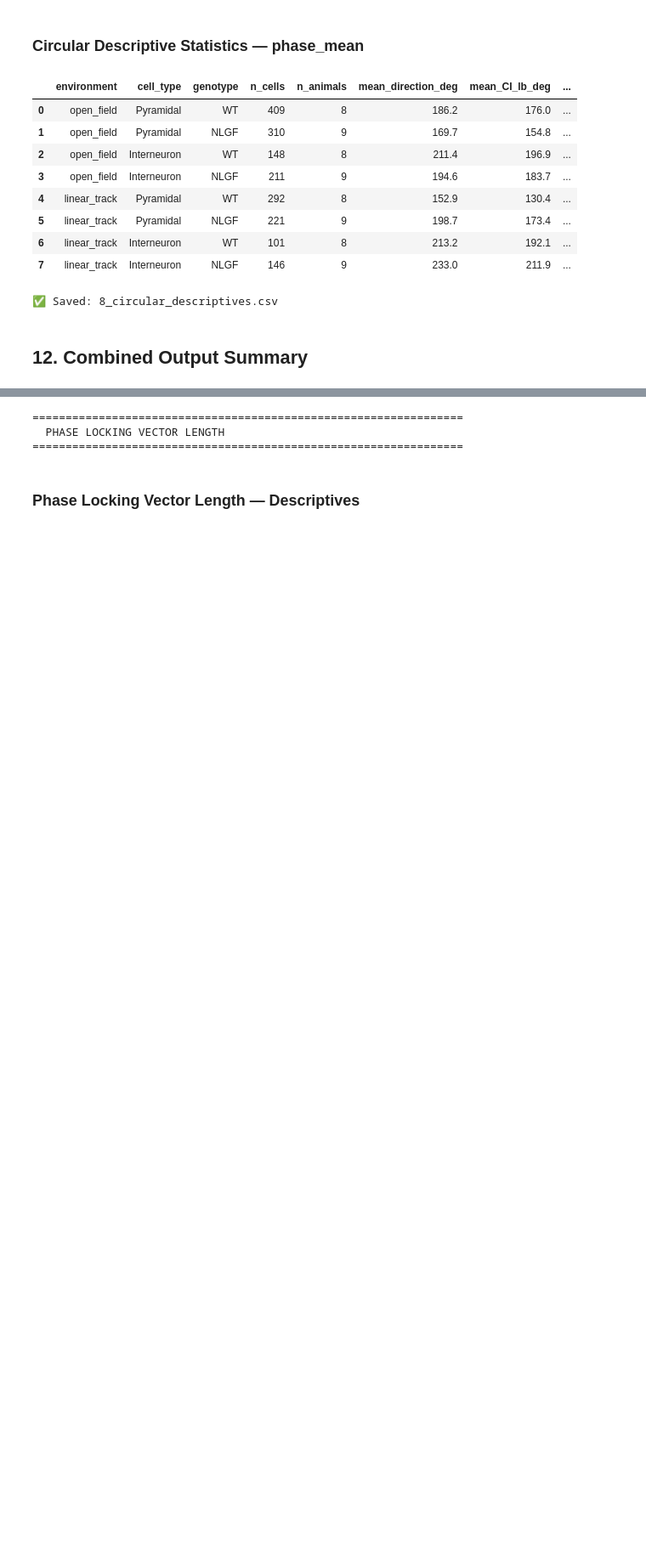
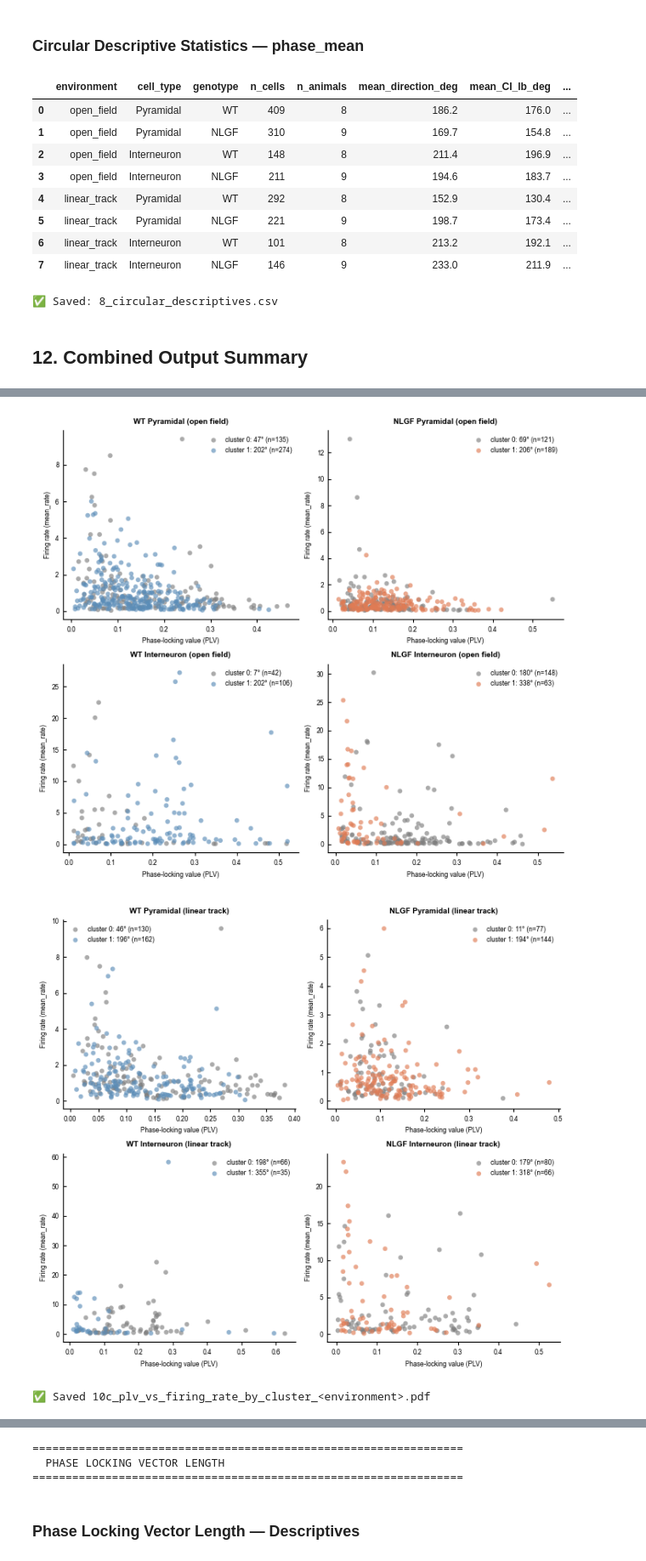
Before and after one commit to lkatsouri/NLGF_ephys_AXONA_data, a Jupyter notebook: ephys_phase_circular_analysis.ipynb, the cells around one changed output, grey strips where cells are left out. Shown at 85% size. Saved outputs shown, nothing was run; the diff lists cells and outputs as text; code cells hidden in the pictures; blank space fills up the shorter version.

```diff
--- a/ephys_phase_circular_analysis.ipynb
+++ b/ephys_phase_circular_analysis.ipynb
@@ -1447,0 +1706,35 @@ Files saved to: /Users/loukia/Library/CloudStorage/Dropbox-UCL/Loukia Katsouri/D
+# %%
+# ── PLV vs firing rate, split by the k=2 phase clusters from the circular k-means cells above ──
+# One panel per environment × cell type × genotype. Needs km_labelled from the all-groups k-means cell.
+FIRING_RATE_COL = 'mean_rate'
+PLV_COL = 'phase_locking_vector_length'
+if 'km_labelled' not in globals():
+    raise NameError("km_labelled not found - run the all-groups circular k-means cell first.")
+assert FIRING_RATE_COL in df.columns, f"{FIRING_RATE_COL} not in df: {df.columns.tolist()}"
+
+for env in KMA_ENVS:
+    fig, axes = plt.subplots(len(CELL_TYPES), len(GENOTYPES), figsize=(3.4 * len(GENOTYPES), 3.0 * len(CELL_TYPES)), squeeze=False)
+    for i_ct, ct in enumerate(CELL_TYPES):
+        for i_geno, geno in enumerate(GENOTYPES):
+            ax = axes[i_ct, i_geno]
+            if (env, ct, geno) not in km_labelled:
+                ax.axis('off'); continue
+            lab = km_labelled[(env, ct, geno)].dropna(subset=[PLV_COL, FIRING_RATE_COL])
+            for cl, col in {0: '#7f7f7f', 1: GENO_COLORS[geno]}.items():   # same colours as the polar plots
+                g = lab[lab['cluster'] == cl]
+                mu = np.degrees(np.angle(np.exp(1j * g['phase_mean_rad']).mean())) % 360
+                ax.scatter(g[PLV_COL], g[FIRING_RATE_COL], color=col, alpha=0.65, s=18, edgecolors='none',
+                           label=f"cluster {cl}: {mu:.0f}° (n={len(g)})")
+            ax.set_xlabel('Phase-locking value (PLV)'); ax.set_ylabel(f'Firing rate ({FIRING_RATE_COL})')
+            set_panel_title(ax, f"{geno} {ct} ({env.replace('_', ' ')})")
+            ax.spines[['top', 'right']].set_visible(False)
+            ax.legend(frameon=False)
+    fig.tight_layout()
+    fig.savefig(OUTPUT_DIR / f'10c_plv_vs_firing_rate_by_cluster_{env}.pdf', bbox_inches='tight')
+    plt.show()
+    plt.close(fig)
+print("✅ Saved 10c_plv_vs_firing_rate_by_cluster_<environment>.pdf")
+# %% [output]
+[figure, added]
+[figure, added]
+✅ Saved 10c_plv_vs_firing_rate_by_cluster_<environment>.pdf
```
Also changed, not shown: parts of 25 cells of this notebook, 3 other files.
